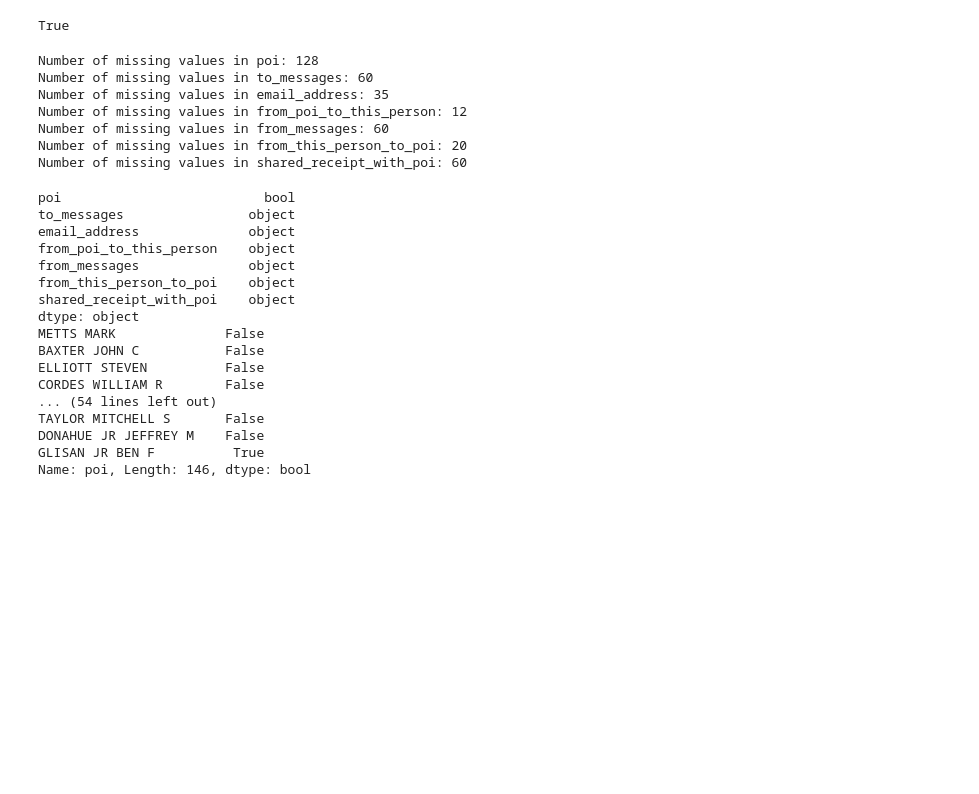
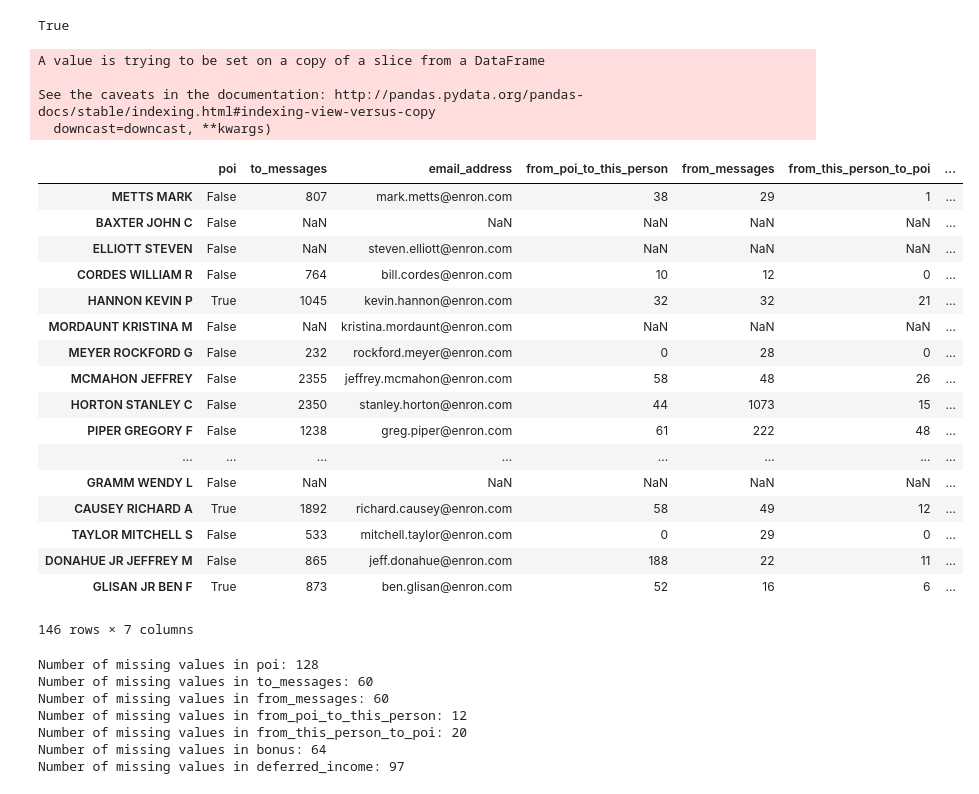
Before and after one commit to SpecCRA/enron_dataset_ml_project, a Jupyter notebook: poi_id.ipynb, the cells around one changed output. Cells and saved outputs as stored; diff of their text form; code cells hidden in the pictures; blank space fills up the shorter version.

```diff
--- a/poi_id.ipynb
+++ b/poi_id.ipynb
@@ -51,36 +59,43 @@ df_dict = df.to_dict('index')
 print df_dict == data_dict
 # %% [output]
 True
+# %%
+df_email.fillna(0, inplace = True)
+
+df_email
+# %% [output]
+A value is trying to be set on a copy of a slice from a DataFrame
+
+See the caveats in the documentation: http://pandas.pydata.org/pandas-docs/stable/indexing.html#indexing-view-versus-copy
+  downcast=downcast, **kwargs)
+|  | poi | to_messages | email_address | from_poi_to_this_person | from_messages | from_this_person_to_poi | ... |
+| METTS MARK | False | 807 | mark.metts@enron.com | 38 | 29 | 1 | ... |
+| BAXTER JOHN C | False | NaN | NaN | NaN | NaN | NaN | ... |
+| ELLIOTT STEVEN | False | NaN | steven.elliott@enron.com | NaN | NaN | NaN | ... |
+| CORDES WILLIAM R | False | 764 | bill.cordes@enron.com | 10 | 12 | 0 | ... |
+| HANNON KEVIN P | True | 1045 | kevin.hannon@enron.com | 32 | 32 | 21 | ... |
+| MORDAUNT KRISTINA M | False | NaN | kristina.mordaunt@enron.com | NaN | NaN | NaN | ... |
+| MEYER ROCKFORD G | False | 232 | rockford.meyer@enron.com | 0 | 28 | 0 | ... |
+| MCMAHON JEFFREY | False | 2355 | jeffrey.mcmahon@enron.com | 58 | 48 | 26 | ... |
+| HORTON STANLEY C | False | 2350 | stanley.horton@enron.com | 44 | 1073 | 15 | ... |
+| PIPER GREGORY F | False | 1238 | greg.piper@enron.com | 61 | 222 | 48 | ... |
+| ... | ... | ... | ... | ... | ... | ... | ... |
+| GRAMM WENDY L | False | NaN | NaN | NaN | NaN | NaN | ... |
+| CAUSEY RICHARD A | True | 1892 | richard.causey@enron.com | 58 | 49 | 12 | ... |
+| TAYLOR MITCHELL S | False | 533 | mitchell.taylor@enron.com | 0 | 29 | 0 | ... |
+| DONAHUE JR JEFFREY M | False | 865 | jeff.donahue@enron.com | 188 | 22 | 11 | ... |
+| GLISAN JR BEN F | True | 873 | ben.glisan@enron.com | 52 | 16 | 6 | ... |
+146 rows × 7 columns
 # %%
-# Find how many missing values are in each email feature
-for feature in email_features:
-    print "Number of missing values in " + feature + ": " + \
-    str(df_email[feature].value_counts(dropna=False)[0])
+# Find how many missing values are in my features list
+for feature in features_list:
+    print "Number of missing values in " + str(feature) + ": " + \
+    str(df[feature].value_counts(dropna=False)[0])
 # %% [output]
 Number of missing values in poi: 128
 Number of missing values in to_messages: 60
-Number of missing values in email_address: 35
+Number of missing values in from_messages: 60
 Number of missing values in from_poi_to_this_person: 12
-Number of missing values in from_messages: 60
 Number of missing values in from_this_person_to_poi: 20
-Number of missing values in shared_receipt_with_poi: 60
+Number of missing values in bonus: 64
+Number of missing values in deferred_income: 97
-# %%
-print df_email.dtypes
-# %% [output]
-poi                          bool
-to_messages                object
-email_address              object
-from_poi_to_this_person    object
-from_messages              object
-from_this_person_to_poi    object
-shared_receipt_with_poi    object
-dtype: object
-METTS MARK              False
-BAXTER JOHN C           False
-ELLIOTT STEVEN          False
-CORDES WILLIAM R        False
-... (54 lines left out)
-TAYLOR MITCHELL S       False
-DONAHUE JR JEFFREY M    False
-GLISAN JR BEN F          True
-Name: poi, Length: 146, dtype: bool
```
Also changed, not shown: parts of 5 cells of this notebook.
